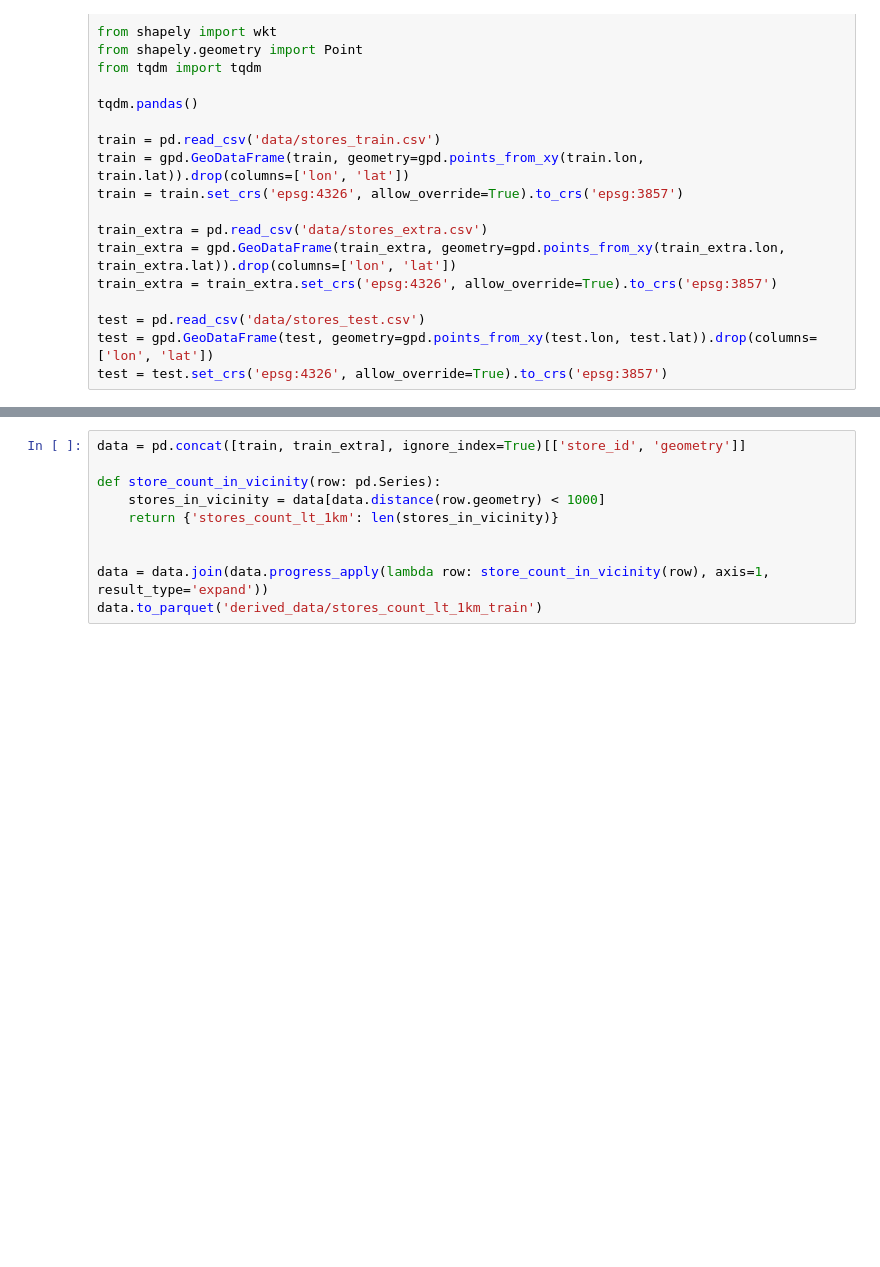
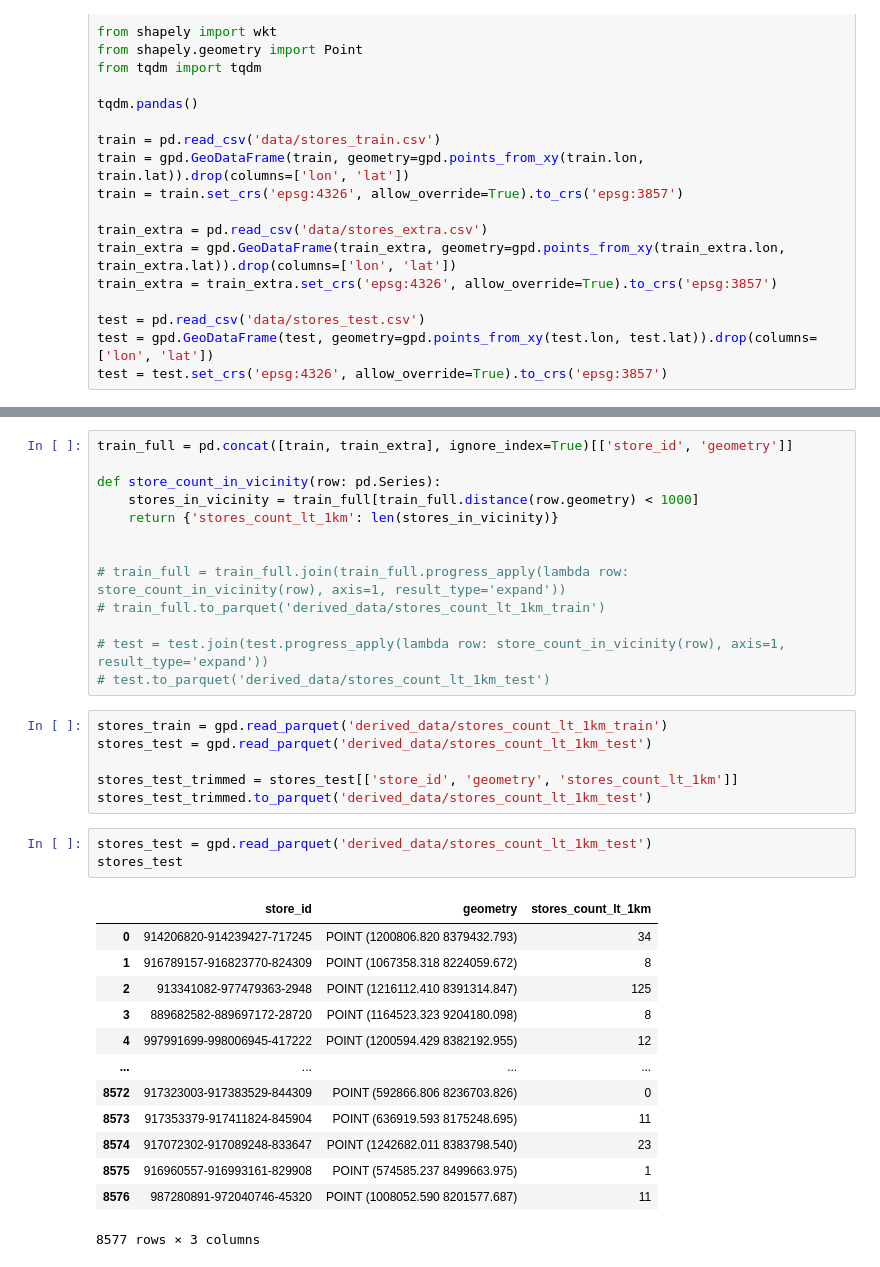
Before and after one commit to kasparpg/maskinprosjekt, a Jupyter notebook: stores_vicinity.ipynb, the cells around one changed output, grey strips where cells are left out. Cells and saved outputs as stored; diff of their text form; blank space fills up the shorter version.

```diff
--- a/stores_vicinity.ipynb
+++ b/stores_vicinity.ipynb
@@ -34,11 +25,37 @@ train.head()
 # %%
-data = pd.concat([train, train_extra], ignore_index=True)[['store_id', 'geometry']]
+train_full = pd.concat([train, train_extra], ignore_index=True)[['store_id', 'geometry']]
 
 def store_count_in_vicinity(row: pd.Series):
-    stores_in_vicinity = data[data.distance(row.geometry) < 1000]
+    stores_in_vicinity = train_full[train_full.distance(row.geometry) < 1000]
     return {'stores_count_lt_1km': len(stores_in_vicinity)}
 
 
-data = data.join(data.progress_apply(lambda row: store_count_in_vicinity(row), axis=1, result_type='expand'))
-data.to_parquet('derived_data/stores_count_lt_1km_train')
+# train_full = train_full.join(train_full.progress_apply(lambda row: store_count_in_vicinity(row), axis=1, result_type='expand'))
+# train_full.to_parquet('derived_data/stores_count_lt_1km_train')
+
+# test = test.join(test.progress_apply(lambda row: store_count_in_vicinity(row), axis=1, result_type='expand'))
+# test.to_parquet('derived_data/stores_count_lt_1km_test')
+# %%
+stores_train = gpd.read_parquet('derived_data/stores_count_lt_1km_train')
+stores_test = gpd.read_parquet('derived_data/stores_count_lt_1km_test')
+
+stores_test_trimmed = stores_test[['store_id', 'geometry', 'stores_count_lt_1km']]
+stores_test_trimmed.to_parquet('derived_data/stores_count_lt_1km_test')
+# %%
+stores_test = gpd.read_parquet('derived_data/stores_count_lt_1km_test')
+stores_test
+# %% [output]
+|  | store_id | geometry | stores_count_lt_1km |
+| 0 | 914206820-914239427-717245 | POINT (1200806.820 8379432.793) | 34 |
+| 1 | 916789157-916823770-824309 | POINT (1067358.318 8224059.672) | 8 |
+| 2 | 913341082-977479363-2948 | POINT (1216112.410 8391314.847) | 125 |
+| 3 | 889682582-889697172-28720 | POINT (1164523.323 9204180.098) | 8 |
+| 4 | 997991699-998006945-417222 | POINT (1200594.429 8382192.955) | 12 |
+| ... | ... | ... | ... |
+| 8572 | 917323003-917383529-844309 | POINT (592866.806 8236703.826) | 0 |
+| 8573 | 917353379-917411824-845904 | POINT (636919.593 8175248.695) | 11 |
+| 8574 | 917072302-917089248-833647 | POINT (1242682.011 8383798.540) | 23 |
+| 8575 | 916960557-916993161-829908 | POINT (574585.237 8499663.975) | 1 |
+| 8576 | 987280891-972040746-45320 | POINT (1008052.590 8201577.687) | 11 |
+8577 rows × 3 columns
 # %%
```
Also changed, not shown: parts of 2 cells of this notebook, 16 other files.
